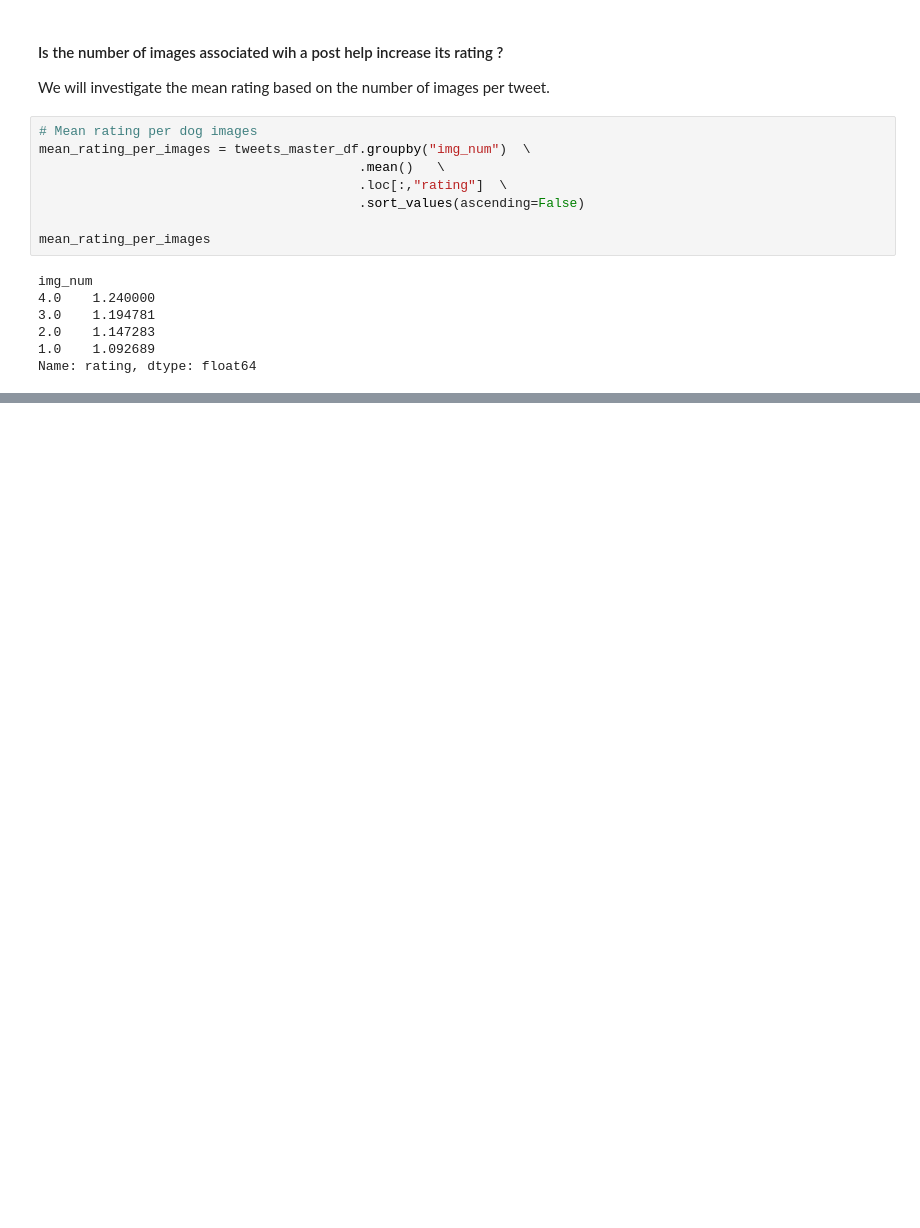
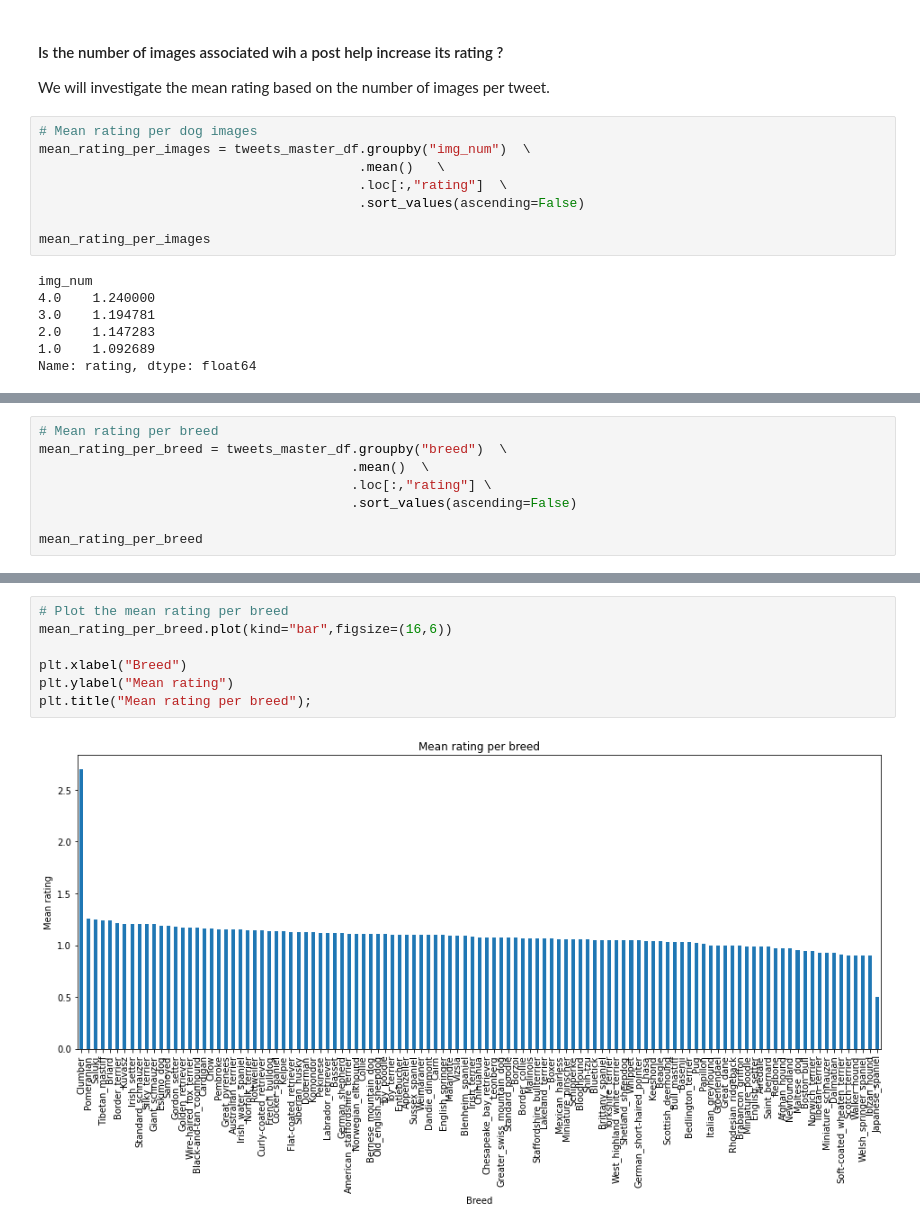
Before and after one commit to patricetg/udacity-data-analyst-project2, a Jupyter notebook: 1 - wrangle_act.ipynb, the cells around one changed output, grey strips where cells are left out. Cells and saved outputs as stored; diff of their text form; blank space fills up the shorter version.

```diff
--- a/1 - wrangle_act.ipynb
+++ b/1 - wrangle_act.ipynb
@@ -2477,0 +2482,8 @@ The number of images don't have a **major** impact in the rating given. But they
+# %%
+# Mean rating per breed
+mean_rating_per_breed = tweets_master_df.groupby("breed")  \
+                                        .mean()  \
+                                        .loc[:,"rating"] \
+                                        .sort_values(ascending=False)
+
+mean_rating_per_breed
@@ -2477,0 +2504,9 @@ The number of images don't have a **major** impact in the rating given. But they
+# %%
+# Plot the mean rating per breed
+mean_rating_per_breed.plot(kind="bar",figsize=(16,6))
+
+plt.xlabel("Breed")
+plt.ylabel("Mean rating")
+plt.title("Mean rating per breed");
+# %% [output]
+[figure, added]
```
Also changed, not shown: parts of 27 cells of this notebook, 2 other files.
